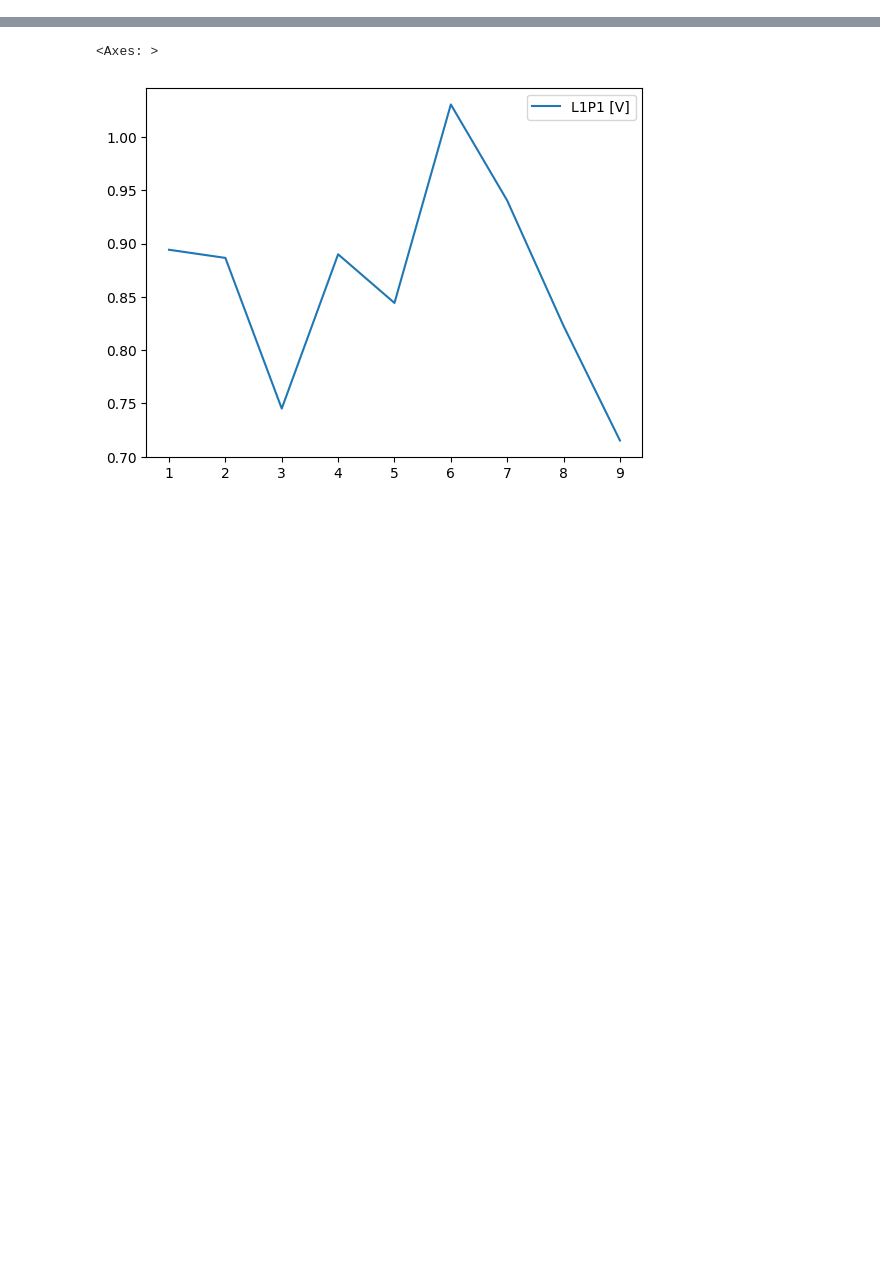
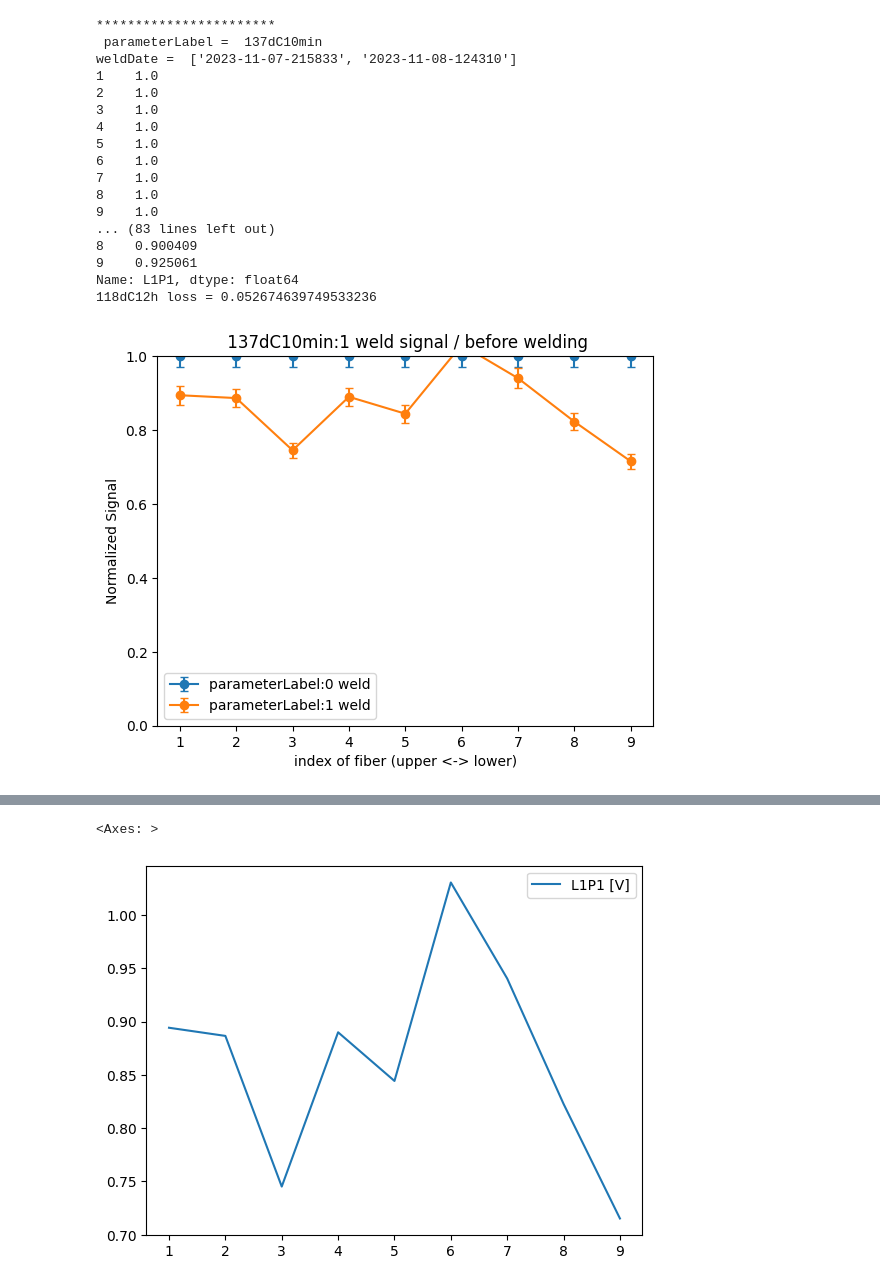
Before and after one commit to Dwaka-epx/Python-codes, a Jupyter notebook: 2mFiberAnalysis/LossAnalysis.ipynb, the cells around one changed output, grey strips where cells are left out. Saved outputs shown, nothing was run; the diff lists cells and outputs as text; code cells hidden in the pictures; blank space fills up the shorter version.

```diff
--- a/2mFiberAnalysis/LossAnalysis.ipynb
+++ b/2mFiberAnalysis/LossAnalysis.ipynb
@@ -41,0 +3,70 @@ runDate =  ['2023-11-07-215833', '2023-11-08-124310']
+# %%
+import numpy as np
+import pandas as pd
+import matplotlib.pyplot as plt
+
+plotDatasets = [# condition, before, after]
+	['137dC10min','2023-11-07-215833','2023-11-08-124310']
+	,['150dC3min','2023-11-02-191329','2023-11-03-144727','2023-11-03-200225','2023-11-03-221341']
+	,['118dC12h','2023-12-19-215846','2023-12-20-191008']
+	]
+listDfs = [[]for _ in range (len(plotDatasets))]
+listDfRatios=[]
+errRatio = 0.02 # from the connector coupling reproducibility
+
+#************************************************
+for iParameter, listWelds in enumerate(plotDatasets):
+	parameterLabel = listWelds[0]
+	weldDate = listWelds[1:]
+	nMeasureSample = len(weldDate)
+	print("\n***********************\n"
+			 ,"parameterLabel = ",parameterLabel)
+	print("weldDate = ",weldDate)
+	fig, ax = plt.subplots()
+
+	for iweld,date in enumerate(weldDate):
+		df = pd.read_csv(f'./outputPedestalSubtraction4XtalkCheck/{parameterLabel}/outputPedestalSubtraction4XtalkCheck{date}_ch1.csv')
+		df.index += 1
+		#print(df)
+		listDfs[iParameter].append(df) #both  before and after are filled.
+		#print(f'listDfs[{iParameter}][{iweld}] = \n',listDfs[iParameter][iweld])
+		dfRatio = listDfs[iParameter][iweld]/listDfs[iParameter][0]
+		mean_ratio = dfRatio.mean(numeric_only=True)
+		listDfRatios.append(dfRatio)
+		ch1Loss = dfRatio.iloc[:,0]
+		print(ch1Loss)
+	#************* plot *************
+		x = np.arange(len(ch1Loss))+1
+		y = ch1Loss.values.flatten()
+		#print("y=", y)
+		print(f'{parameterLabel} loss =',1-y.mean())
+		yErr = y*np.sqrt(2)*errRatio
+		ax.errorbar(x, y, yerr=yErr ,fmt='-o'
+							 , capsize=3, label=f'parameterLabel:{iweld} weld')
+		ax.set_title(f' {parameterLabel}:{iweld} weld signal / before welding')
+		ax.set_xlabel('index of fiber (upper <-> lower)')
+		ax.set_ylabel('Normalized Signal')
+		ax.set_ylim([0, 1])
+		ax.legend()
+plt.show()
+
+#df0 =pd.read_csv()
+# %% [output]
+***********************
+ parameterLabel =  137dC10min
+weldDate =  ['2023-11-07-215833', '2023-11-08-124310']
+1    1.0
+2    1.0
+3    1.0
+4    1.0
+5    1.0
+6    1.0
+7    1.0
+8    1.0
+9    1.0
+... (83 lines left out)
+8    0.900409
+9    0.925061
+Name: L1P1, dtype: float64
+118dC12h loss = 0.052674639749533236
+[figure, added]
```
Also changed, not shown: parts of 4 cells of this notebook, 29 other files.
